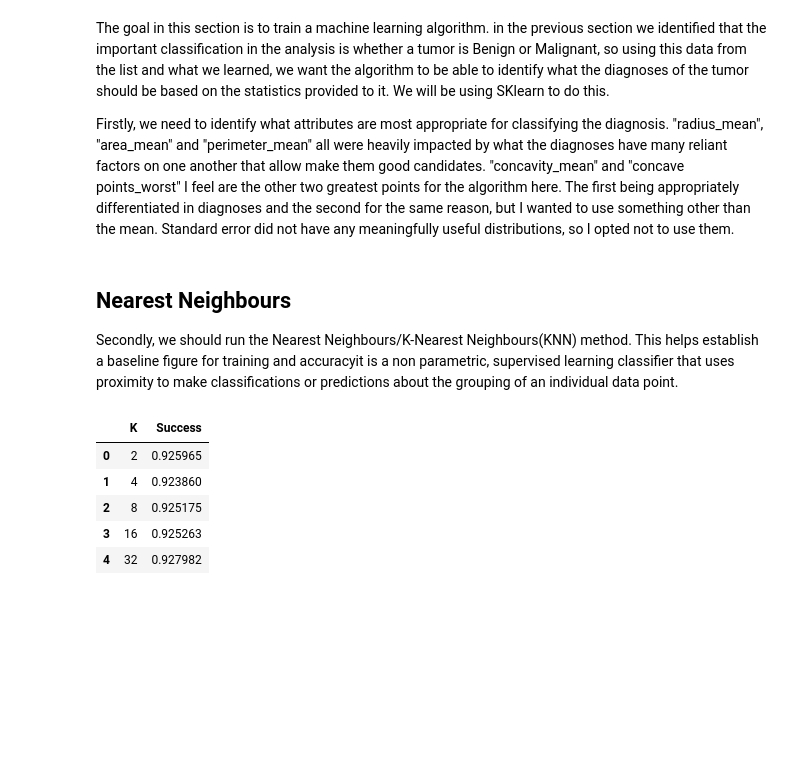
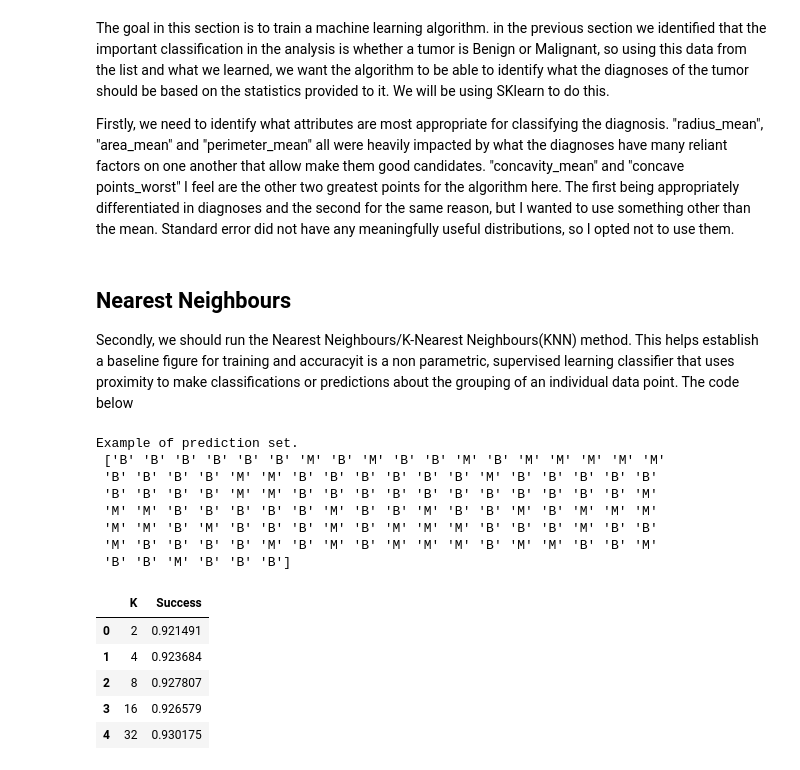
Before and after one commit to StephenCaulfield/Programming-for-Data-Analytics-2, a Jupyter notebook: PFDA_project_2.ipynb, the cells around one changed output. Cells and saved outputs as stored; diff of their text form; code cells hidden in the pictures; blank space fills up the shorter version.

```diff
--- a/PFDA_project_2.ipynb
+++ b/PFDA_project_2.ipynb
@@ -315,40 +317,51 @@ ________________________________________________________________________________
 <p>Firstly, we need to identify what attributes are most appropriate for classifying the diagnosis. "radius_mean", "area_mean" and "perimeter_mean" all were heavily impacted by what the diagnoses have many reliant factors on one another that allow make them good candidates. "concavity_mean" and "concave points_worst" I feel are the other two greatest points for the algorithm here. The first being appropriately differentiated in diagnoses and the second for the same reason, but I wanted to use something other than the mean. Standard error did not have any meaningfully useful distributions, so I opted not to use them.</p>
 # %% [markdown]
 <h2>Nearest Neighbours</h2>
-<p>Secondly, we should run the Nearest Neighbours/K-Nearest Neighbours(KNN) method. This helps establish a baseline figure for training and accuracyit is a non parametric, supervised learning classifier that uses proximity to make classifications or predictions about the grouping of an individual data point.
+<p>Secondly, we should run the Nearest Neighbours/K-Nearest Neighbours(KNN) method. This helps establish a baseline figure for training and accuracyit is a non parametric, supervised learning classifier that uses proximity to make classifications or predictions about the grouping of an individual data point. The code below
 # %%
 avg_score = []
 
 k_arr = [2,4,8,16,32]
 vals = main_df[["radius_mean","area_mean","perimeter_mean","concavity_mean","concave points_worst"]]
 diag = main_df["diagnosis"]
-random = range(100)
 for k in k_arr:
     acc_score = []
-    for x in random:
+    #print("LINE")
+    for x in range(100):
         vals_train, vals_test, diag_train, diag_test = sel.train_test_split(vals, diag, test_size=0.20)
         scaler = pre.StandardScaler()
         scaler.fit(vals_train)
         scaler.fit(vals_test)
 
         vals_train = scaler.transform(vals_train)
         vals_test = scaler.transform(vals_test)
 
         knn = sknei.KNeighborsClassifier(n_neighbors = k)
         knn.fit(vals_train, diag_train)
 
         diag_pred = knn.predict(vals_test)
+        #print(diag_pred)
         acc = met.accuracy_score(diag_pred, diag_test)
         acc_score.append(acc)
 
     avg_acc_score = sum(acc_score) / len(acc_score)
     avg_score.append(avg_acc_score)
-k_df = pd.DataFrame(list(zip(k_vals,avg_score)),columns=["K","Success"])
+k_df = pd.DataFrame(list(zip(k_arr,avg_score)),columns=["K","Success"])
+
+print(f"Example of prediction set.\n {diag_pred}")
 k_df
 # %% [output]
+Example of prediction set.
+ ['B' 'B' 'B' 'B' 'B' 'B' 'M' 'B' 'M' 'B' 'B' 'M' 'B' 'M' 'M' 'M' 'M' 'M'
+ 'B' 'B' 'B' 'B' 'M' 'M' 'B' 'B' 'B' 'B' 'B' 'B' 'M' 'B' 'B' 'B' 'B' 'B'
+ 'B' 'B' 'B' 'B' 'M' 'M' 'B' 'B' 'B' 'B' 'B' 'B' 'B' 'B' 'B' 'B' 'B' 'M'
+ 'M' 'M' 'B' 'B' 'B' 'B' 'B' 'M' 'B' 'B' 'M' 'B' 'B' 'M' 'B' 'M' 'M' 'M'
+ 'M' 'M' 'B' 'M' 'B' 'B' 'B' 'M' 'B' 'M' 'M' 'M' 'B' 'B' 'B' 'M' 'B' 'B'
+ 'M' 'B' 'B' 'B' 'B' 'M' 'B' 'M' 'B' 'M' 'M' 'M' 'B' 'M' 'M' 'B' 'B' 'M'
+ 'B' 'B' 'M' 'B' 'B' 'B']
 |  | K | Success |
-| 0 | 2 | 0.925965 |
-| 1 | 4 | 0.923860 |
-| 2 | 8 | 0.925175 |
-| 3 | 16 | 0.925263 |
-| 4 | 32 | 0.927982 |
+| 0 | 2 | 0.921491 |
+| 1 | 4 | 0.923684 |
+| 2 | 8 | 0.927807 |
+| 3 | 16 | 0.926579 |
+| 4 | 32 | 0.930175 |
```
Also changed, not shown: parts of 8 cells of this notebook.
